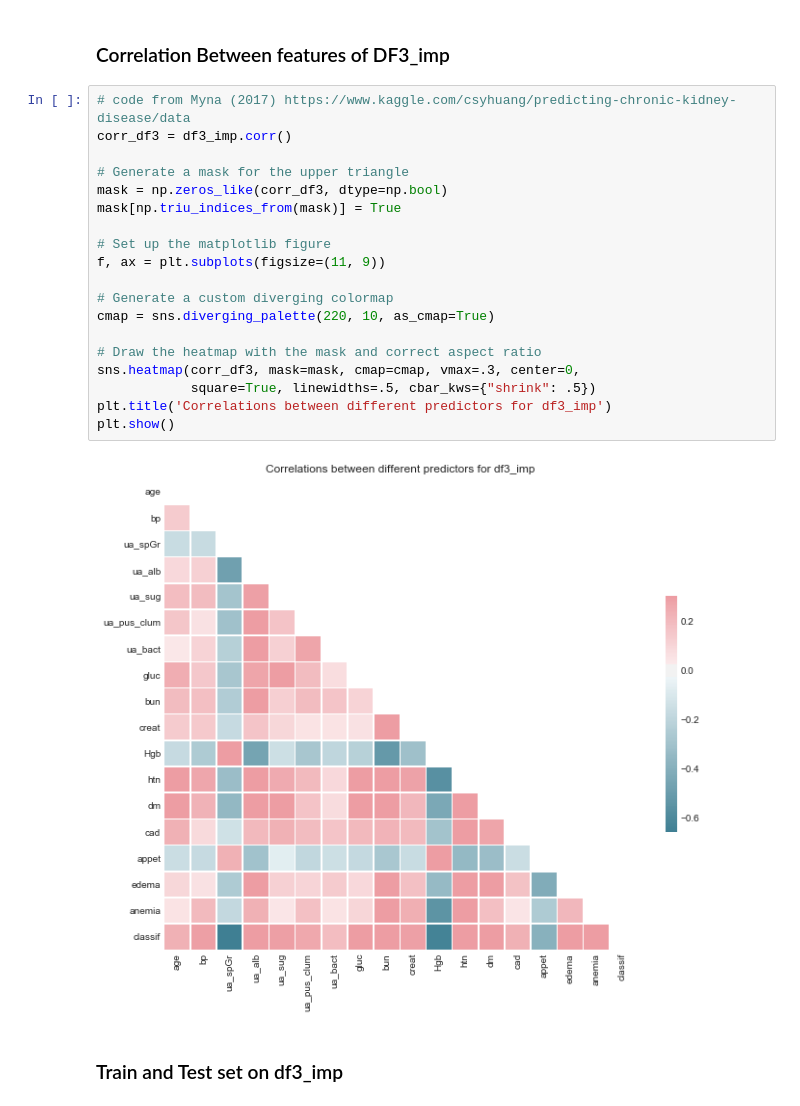
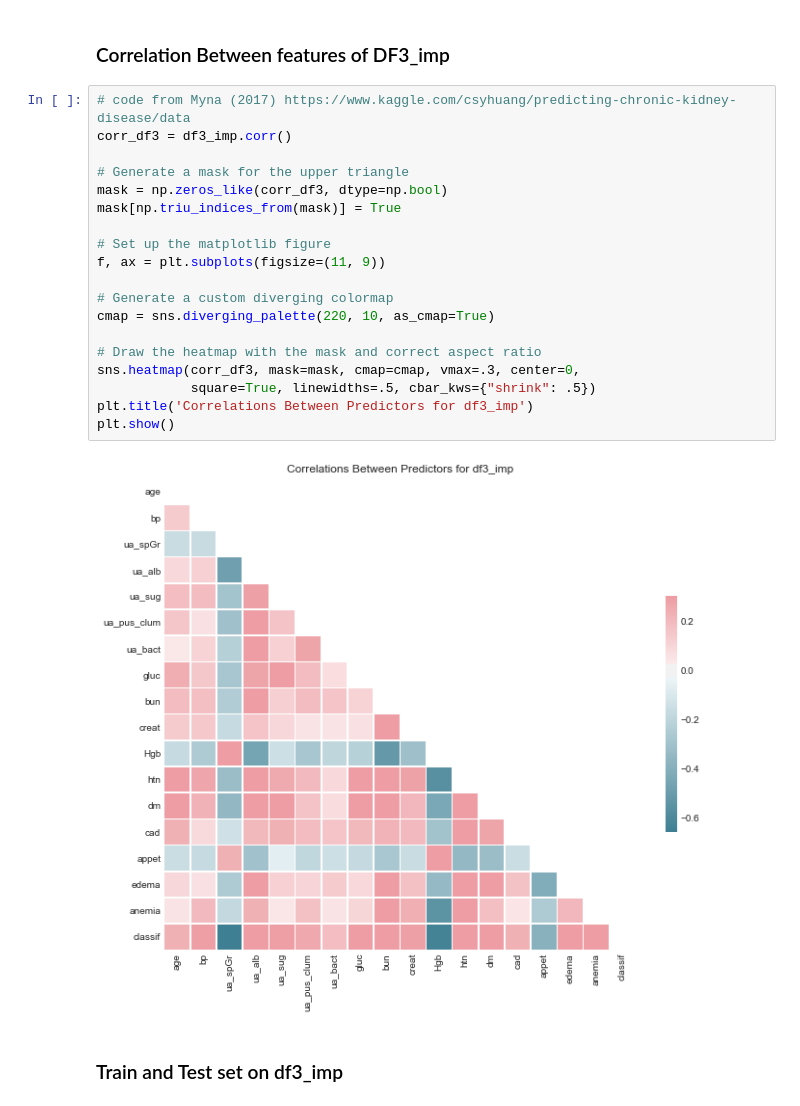
Before and after one commit to mmerc/MSDS696_X70_Data-Science-Practicum-II, a Jupyter notebook: Practicum2Project.ipynb, the cells around one changed output. Saved outputs shown, nothing was run; the diff lists cells and outputs as text.

```diff
--- a/Practicum2Project.ipynb
+++ b/Practicum2Project.ipynb
@@ -1812,24 +1795,24 @@ df3_imp.shape
 # %%
 # code from Myna (2017) https://www.kaggle.com/csyhuang/predicting-chronic-kidney-disease/data
 corr_df3 = df3_imp.corr()
 
 # Generate a mask for the upper triangle
 mask = np.zeros_like(corr_df3, dtype=np.bool)
 mask[np.triu_indices_from(mask)] = True
 
 # Set up the matplotlib figure
 f, ax = plt.subplots(figsize=(11, 9))
 
 # Generate a custom diverging colormap
 cmap = sns.diverging_palette(220, 10, as_cmap=True)
 
 # Draw the heatmap with the mask and correct aspect ratio
 sns.heatmap(corr_df3, mask=mask, cmap=cmap, vmax=.3, center=0,
             square=True, linewidths=.5, cbar_kws={"shrink": .5})
-plt.title('Correlations between different predictors for df3_imp')
+plt.title('Correlations Between Predictors for df3_imp')
 plt.show()
 # %% [output]
-[figure, old version]
+[figure, new version]
 # %% [markdown]
 ### Train and Test set on df3_imp
 # %%
```
Also changed, not shown: parts of 23 cells of this notebook.
